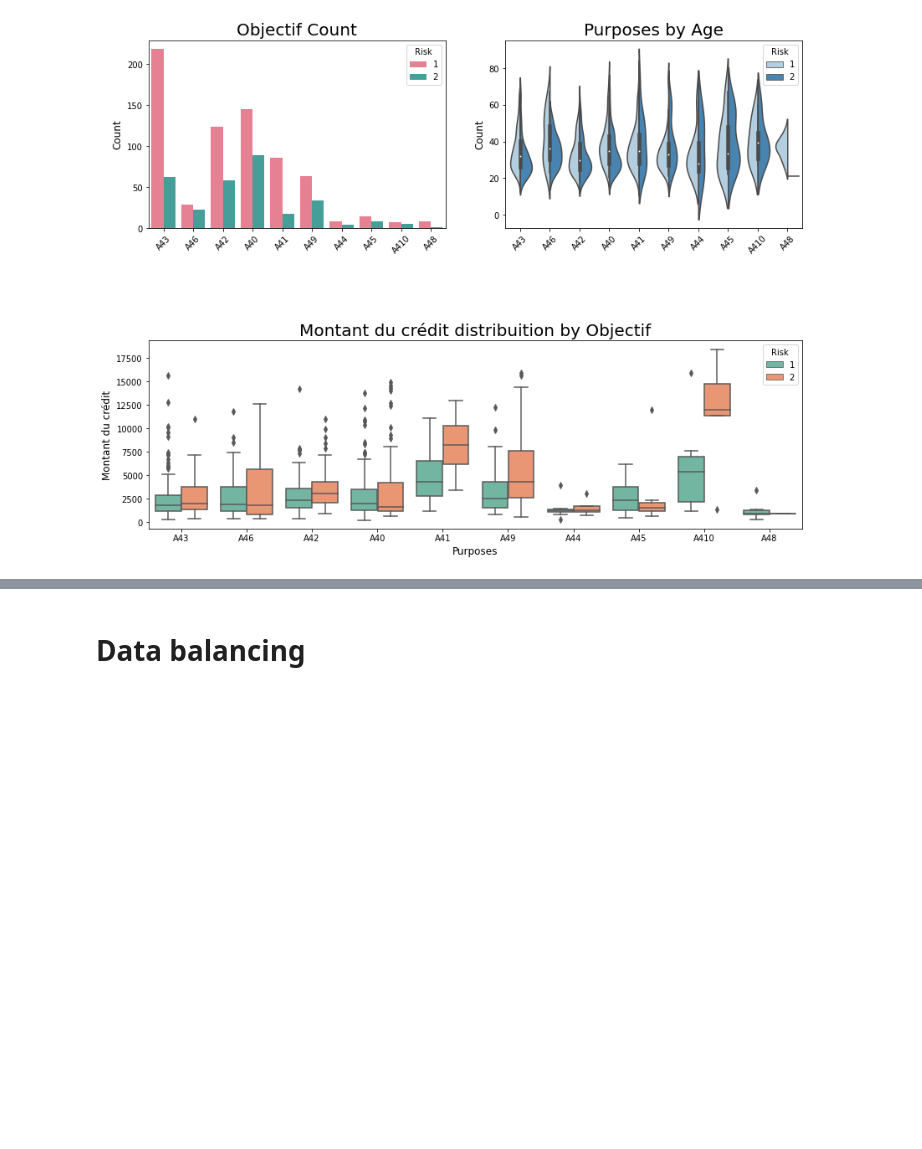
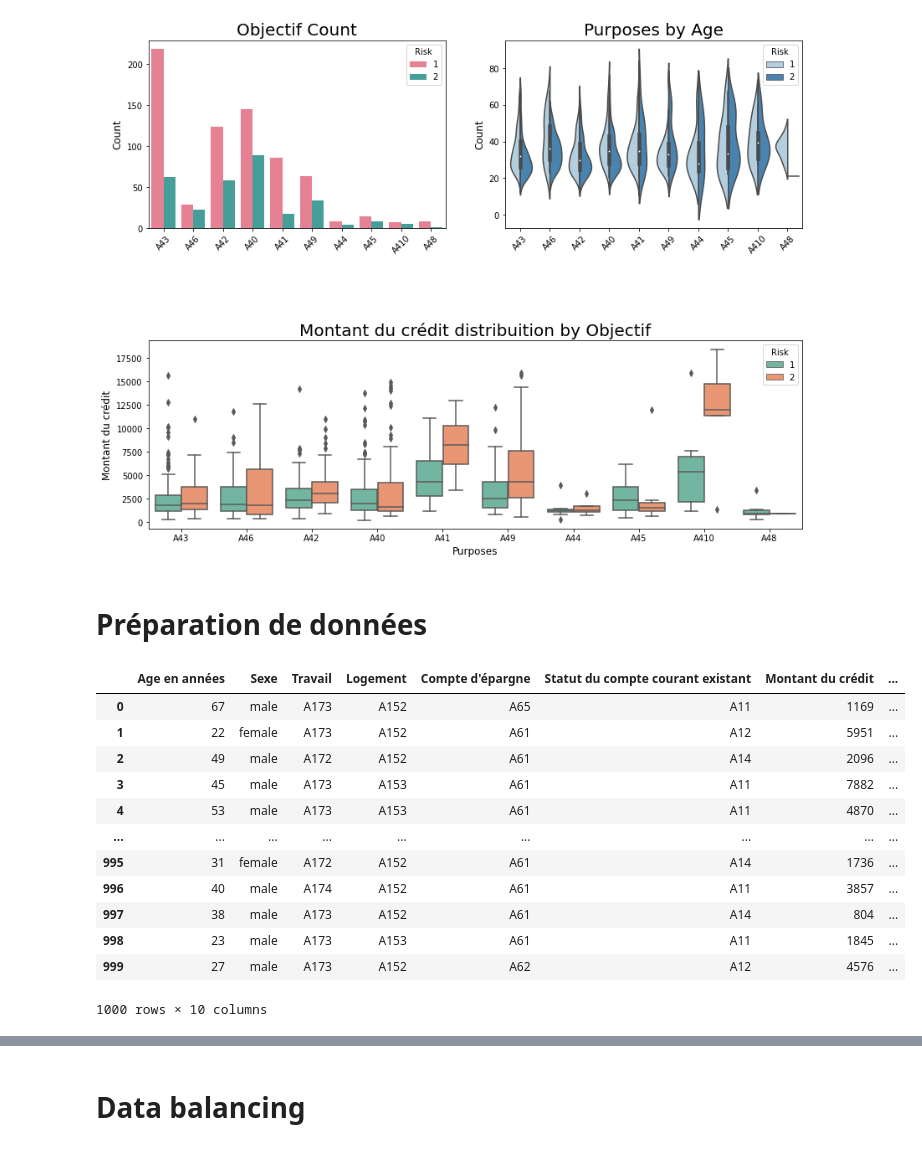
Before and after one commit to Erifai/SupervisedLearningProjectM2, a Jupyter notebook: SupervisedLearningProjectM2.ipynb, the cells around one changed output, grey strips where cells are left out. Cells and saved outputs as stored; diff of their text form; code cells hidden in the pictures; blank space fills up the shorter version.

```diff
--- a/SupervisedLearningProjectM2.ipynb
+++ b/SupervisedLearningProjectM2.ipynb
@@ -547,3 +572,5 @@ A46        28  22
 A48         8   1
 A49        63  34
 [figure]
+# %% [markdown]
+# Préparation de données
@@ -549,0 +600,16 @@ A49        63  34
+# %%
+dff
+# %% [output]
+|  | Age en années | Sexe | Travail | Logement | Compte d'épargne | Statut du compte courant existant | Montant du crédit | ... |
+| 0 | 67 | male | A173 | A152 | A65 | A11 | 1169 | ... |
+| 1 | 22 | female | A173 | A152 | A61 | A12 | 5951 | ... |
+| 2 | 49 | male | A172 | A152 | A61 | A14 | 2096 | ... |
+| 3 | 45 | male | A173 | A153 | A61 | A11 | 7882 | ... |
+| 4 | 53 | male | A173 | A153 | A61 | A11 | 4870 | ... |
+| ... | ... | ... | ... | ... | ... | ... | ... | ... |
+| 995 | 31 | female | A172 | A152 | A61 | A14 | 1736 | ... |
+| 996 | 40 | male | A174 | A152 | A61 | A11 | 3857 | ... |
+| 997 | 38 | male | A173 | A152 | A61 | A14 | 804 | ... |
+| 998 | 23 | male | A173 | A153 | A61 | A11 | 1845 | ... |
+| 999 | 27 | male | A173 | A152 | A62 | A12 | 4576 | ... |
+1000 rows × 10 columns
```
Also changed, not shown: parts of 22 cells of this notebook.
